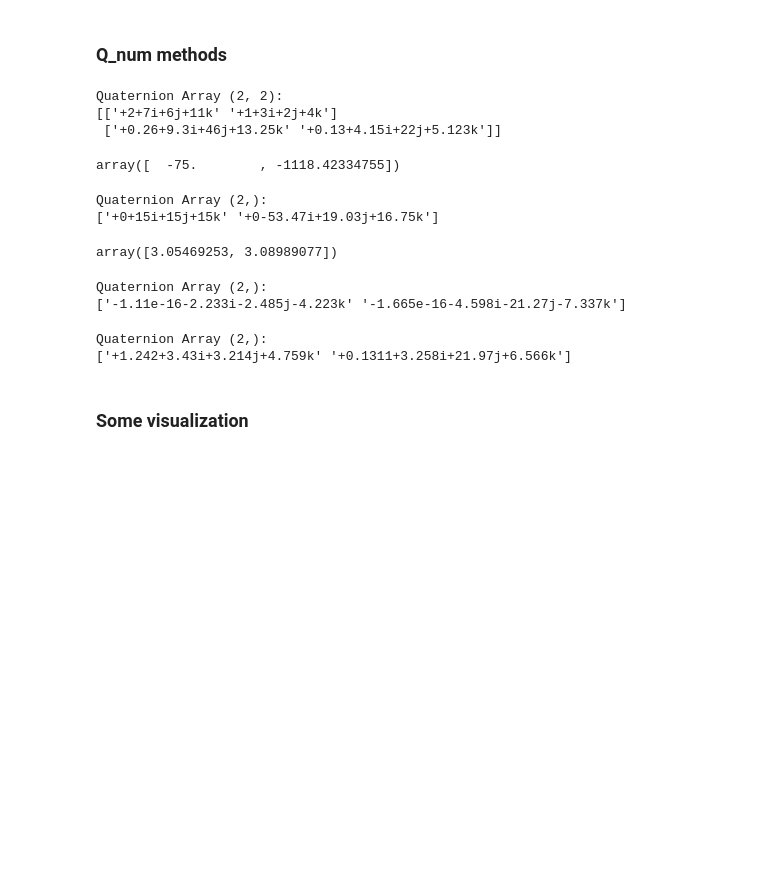
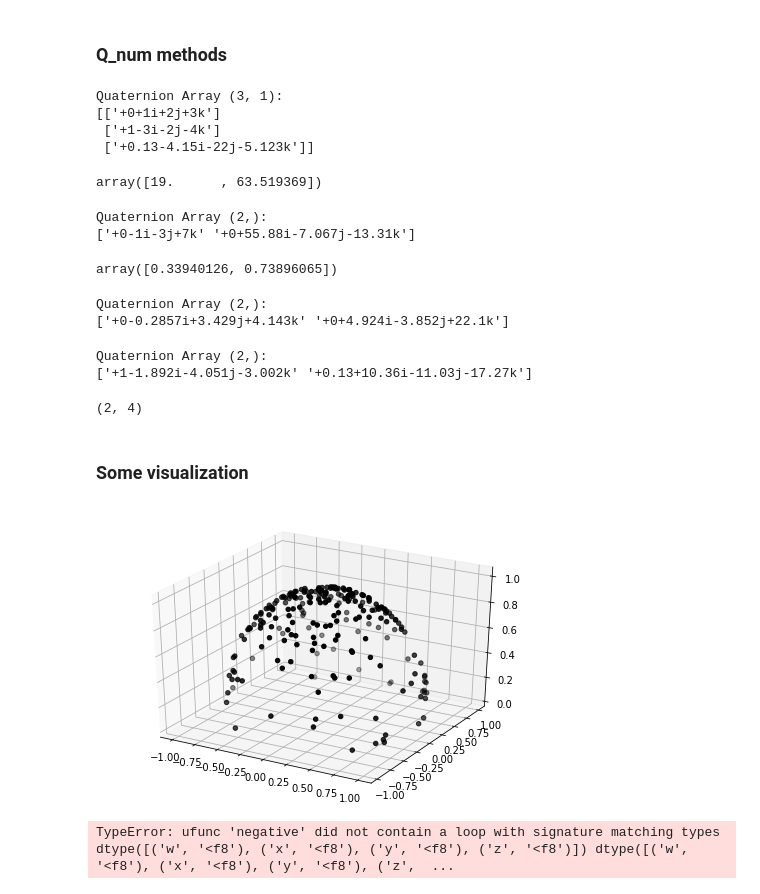
Before and after one commit to nash-yzhang/Q_numpy, a Jupyter notebook: Q_num (quaternion class) demo.ipynb, the cells around one changed output. Drawn from its saved outputs; the diff is of its cells as text; code cells hidden in the pictures; blank space fills up the shorter version.

```diff
--- a/Q_num (quaternion class) demo.ipynb
+++ b/Q_num (quaternion class) demo.ipynb
@@ -164,34 +166,50 @@ Quaternion Array (6, 2):
 # %% [markdown]
 ### Q_num methods
+# %%
+display(qn.stack(qn1,qn2,axis = 1))
+# %% [output]
+Quaternion Array (3, 1):
+[['+0+1i+2j+3k']
+ ['+1-3i-2j-4k']
+ ['+0.13-4.15i-22j-5.123k']]
 # %%
-display(qn.stack(qn1,qn2,axis = 1)) # stack in the same way as np.stack
+# display(qn.stack(qn1,qn2,axis = 1)) # stack in the same way as np.stack
 display(qn.qdot(qn1,qn2)) # dot product
 display(qn.qcross(qn1,qn2)) # cross product
 display(qn.anglebtw(qn1.imag(),qn2.imag())) # if use quaternion number to represent 3d vec, this will give you the angle between two 3d vector
 display(qn.reflect(qn1.imag(),qn2.imag())) # first input: normal line of a surface, second input: a 3d vector in quaternion form; this will return the reflected vector
 display(qn.rotate(qn1,qn2,np.pi/2))  # first input is the rotation axis, 2nd: point to be rotated, 3rd: rotation angle (optional, if none, directly use qn1 for rotation)
 # %% [output]
-Quaternion Array (2, 2):
-[['+2+7i+6j+11k' '+1+3i+2j+4k']
- ['+0.26+9.3i+46j+13.25k' '+0.13+4.15i+22j+5.123k']]
+array([19.      , 63.519369])
-array([  -75.        , -1118.42334755])
+Quaternion Array (2,):
+['+0-1i-3j+7k' '+0+55.88i-7.067j-13.31k']
-Quaternion Array (2,):
-['+0+15i+15j+15k' '+0-53.47i+19.03j+16.75k']
+array([0.33940126, 0.73896065])
-array([3.05469253, 3.08989077])
+Quaternion Array (2,):
+['+0-0.2857i+3.429j+4.143k' '+0+4.924i-3.852j+22.1k']
 Quaternion Array (2,):
-['-1.11e-16-2.233i-2.485j-4.223k' '-1.665e-16-4.598i-21.27j-7.337k']
+['+1-1.892i-4.051j-3.002k' '+0.13+10.36i-11.03j-17.27k']
-Quaternion Array (2,):
-['+1.242+3.43i+3.214j+4.759k' '+0.1311+3.258i+21.97j+6.566k']
+# %%
+qn1.asMatrix().shape
+qn2.asMatrix().shape
+# %% [output]
+(2, 4)
 # %% [markdown]
 ### Some visualization
 # %%
 from mpl_toolkits.mplot3d import Axes3D
 spherePoints = qn.qn(np.random.rand(240,3)-np.array([.5,.5,0])).normalize()
-rotateQn     = qn.qn([np.cos(np.pi/2),np.sin(np.pi/2),0,0])
-rotatedPoints = rotateQn*spherePoints*rotateQn.conj()
+rotateQn     = qn.qn([np.cos(np.pi/2*3),np.sin(np.pi/2*3),0,0])
+rotatedPoints = qn.rotate(qn.qn([1,0,0]),spherePoints,0)
 fig = plt.figure()
 ax = Axes3D(fig);
-ax.scatter(spherePoints.x,spherePoints.y,spherePoints.z,color = 'k')
-ax.scatter(rotatedPoints.x,rotatedPoints.y,rotatedPoints.z,color = 'r')
+ax.scatter(spherePoints['x'],spherePoints['y'],spherePoints['z'],color = 'k')
+ax.scatter(rotatedPoints['x'],rotatedPoints['y'],rotatedPoints['z'],color = 'r')
 ax.axis('auto');
 ax.autoscale = False;
+# %% [output]
+[figure, added]
+# %%
+a = qn.qn([0,1,2,3])
+-a
+# %% [output]
+TypeError: ufunc 'negative' did not contain a loop with signature matching types dtype([('w', '<f8'), ('x', '<f8'), ('y', '<f8'), ('z', '<f8')]) dtype([('w', '<f8'), ('x', '<f8'), ('y', '<f8'), ('z',  ...
```
Also changed, not shown: parts of 7 cells of this notebook, 2 other files.
